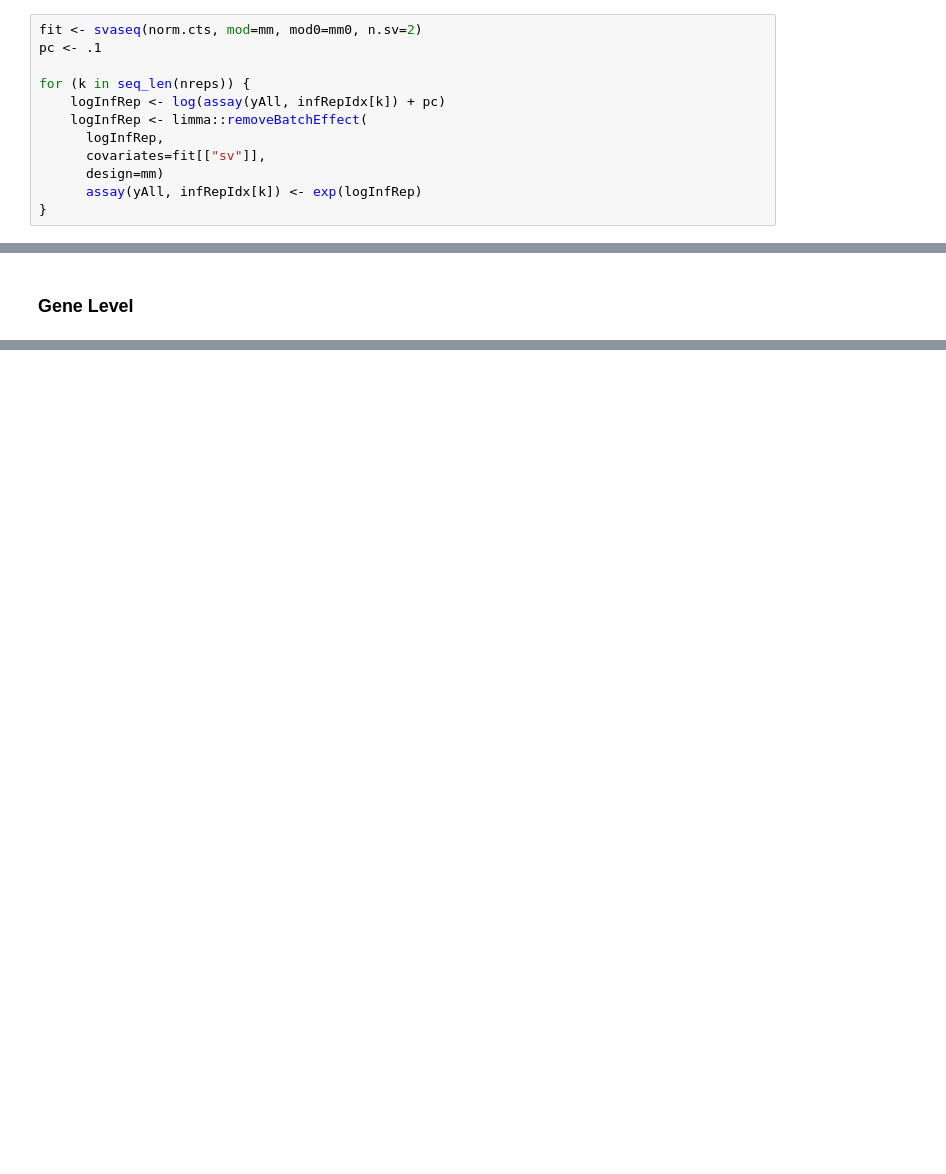
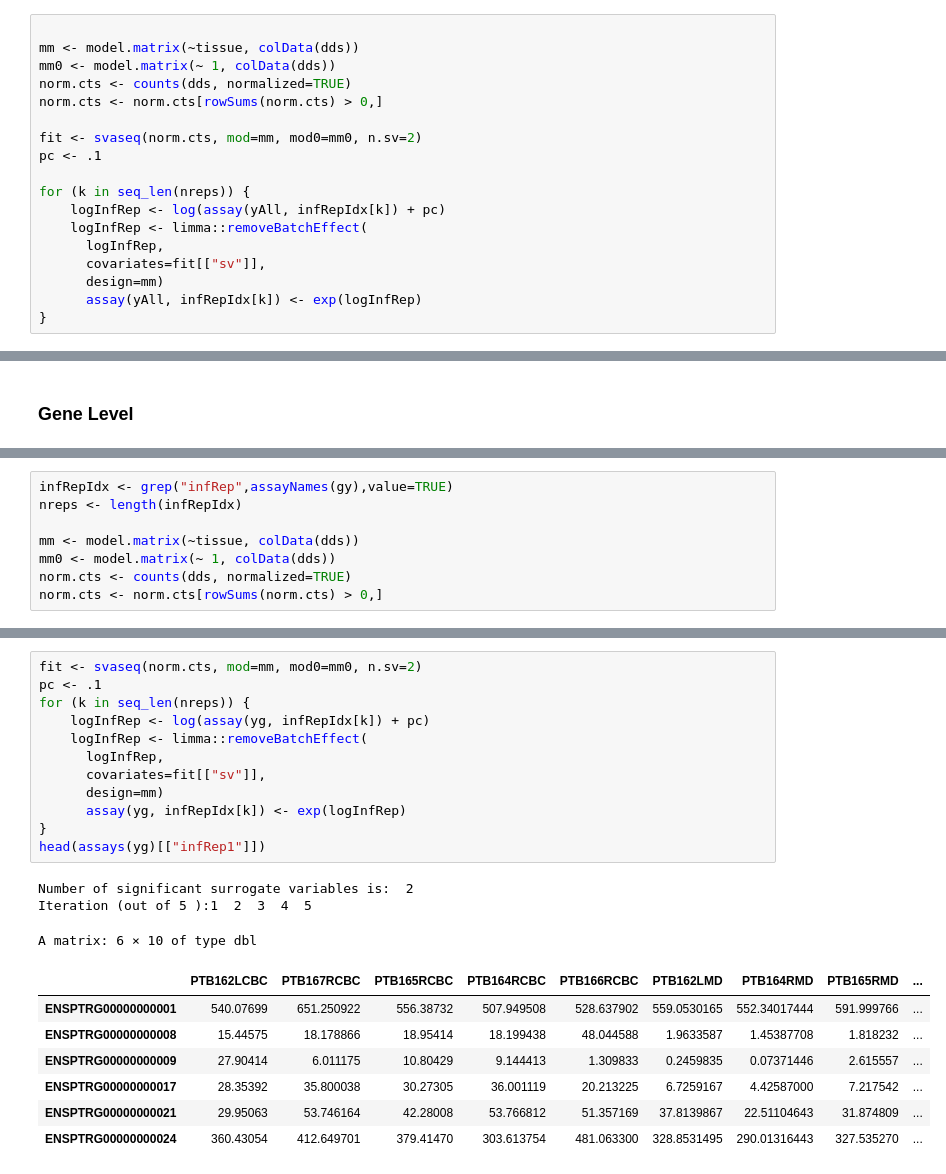
Before and after one commit to NPSDC/treeTerminusScripts, a Jupyter notebook: Chimpanzee/tree_analysis/DE/tseChimp_create.ipynb, the cells around one changed output, grey strips where cells are left out. Saved outputs shown, nothing was run; the diff lists cells and outputs as text; blank space fills up the shorter version.

```diff
--- a/Chimpanzee/tree_analysis/DE/tseChimp_create.ipynb
+++ b/Chimpanzee/tree_analysis/DE/tseChimp_create.ipynb
@@ -201,6 +184,12 @@ yAll <- scaleInfReps(yAll)
 Setting inf rep depth to mean depth
 Progress:   1 on 100Progress:   2 on 100Progress:   3 on 100Progress:   4 on 100Progress:   5 on 100Progress:   6 on 100Progress:   7 on 100Progress:   8 on 100Progress:   9 on 100Progress:  10 on 100 ...
 # %%
+
+mm <- model.matrix(~tissue, colData(dds))
+mm0 <- model.matrix(~ 1, colData(dds))
+norm.cts <- counts(dds, normalized=TRUE)
+norm.cts <- norm.cts[rowSums(norm.cts) > 0,]
+
 fit <- svaseq(norm.cts, mod=mm, mod0=mm0, n.sv=2)
 pc <- .1
 
@@ -248 +259,9 @@ summarizing inferential replicates
+# %%
+infRepIdx <- grep("infRep",assayNames(gy),value=TRUE)
+nreps <- length(infRepIdx)
+
+mm <- model.matrix(~tissue, colData(dds))
+mm0 <- model.matrix(~ 1, colData(dds))
+norm.cts <- counts(dds, normalized=TRUE)
+norm.cts <- norm.cts[rowSums(norm.cts) > 0,]
 # %%
@@ -272,0 +281,23 @@ sum(mcols(gy)[["qvalue"]] < 0.1, na.rm=T)
+# %%
+fit <- svaseq(norm.cts, mod=mm, mod0=mm0, n.sv=2)
+pc <- .1
+for (k in seq_len(nreps)) {
+    logInfRep <- log(assay(yg, infRepIdx[k]) + pc)
+    logInfRep <- limma::removeBatchEffect(
+      logInfRep,
+      covariates=fit[["sv"]],
+      design=mm)
+      assay(yg, infRepIdx[k]) <- exp(logInfRep)
+}
+head(assays(yg)[["infRep1"]])
+# %% [output]
+Number of significant surrogate variables is:  2
+Iteration (out of 5 ):1  2  3  4  5
+A matrix: 6 × 10 of type dbl
+|  | PTB162LCBC | PTB167RCBC | PTB165RCBC | PTB164RCBC | PTB166RCBC | PTB162LMD | PTB164RMD | PTB165RMD | ... |
+| ENSPTRG00000000001 | 540.07699 | 651.250922 | 556.38732 | 507.949508 | 528.637902 | 559.0530165 | 552.34017444 | 591.999766 | ... |
+| ENSPTRG00000000008 | 15.44575 | 18.178866 | 18.95414 | 18.199438 | 48.044588 | 1.9633587 | 1.45387708 | 1.818232 | ... |
+| ENSPTRG00000000009 | 27.90414 | 6.011175 | 10.80429 | 9.144413 | 1.309833 | 0.2459835 | 0.07371446 | 2.615557 | ... |
+| ENSPTRG00000000017 | 28.35392 | 35.800038 | 30.27305 | 36.001119 | 20.213225 | 6.7259167 | 4.42587000 | 7.217542 | ... |
+| ENSPTRG00000000021 | 29.95063 | 53.746164 | 42.28008 | 53.766812 | 51.357169 | 37.8139867 | 22.51104643 | 31.874809 | ... |
+| ENSPTRG00000000024 | 360.43054 | 412.649701 | 379.41470 | 303.613754 | 481.063300 | 328.8531495 | 290.01316443 | 327.535270 | ... |
```
Also changed, not shown: parts of 17 cells of this notebook, 7 other files.
